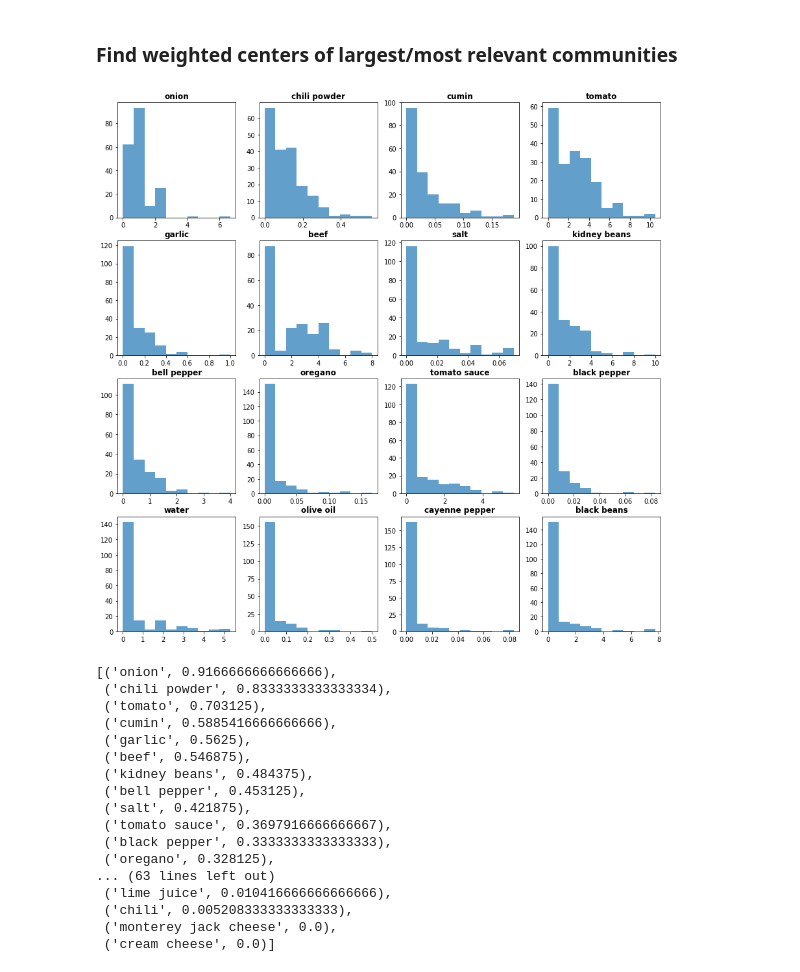
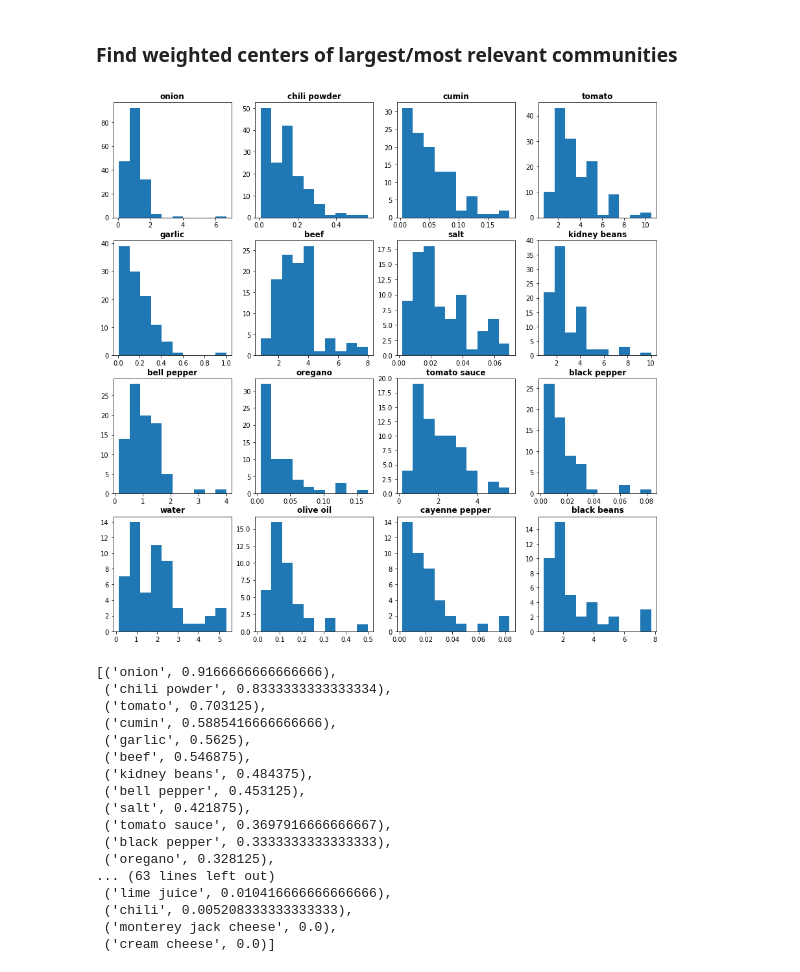
Before and after one commit to alexanderheilman/recipe-vectorizer, a Jupyter notebook: notebooks/recipe-aggregator.ipynb, the cells around one changed output. Saved outputs shown, nothing was run; the diff lists cells and outputs as text; code cells hidden in the pictures.

```diff
--- a/notebooks/recipe-aggregator.ipynb
+++ b/notebooks/recipe-aggregator.ipynb
@@ -407,13 +380,19 @@ for component in nx.components.connected_components(G):
     cluster_df = df.iloc[mask,:]
     break
 # %%
-fig, axs = plt.subplots(4,4, figsize=(15,15))
-for i, ax in enumerate(axs.flatten()):
-    ax.hist(cluster_df.iloc[:,i], alpha=0.7)
-    #ax.hist(df.iloc[:,i], alpha=0.3)
-    ax.set_title(cluster_df.columns[i], fontweight='bold')
+def plot_ingredient_histograms(df, exclude_zeros=True):
+    fig, axs = plt.subplots(4,4, figsize=(15,15))
+    for i, ax in enumerate(axs.flatten()):
+        if exclude_zeros:
+            mask = df[df.columns[i]] != 0
+            ax.hist(df[mask].iloc[:,i])
+        else:
+            ax.hist(df.iloc[:,i])
+        ax.set_title(df.columns[i], fontweight='bold')
-# %% [output]
-[figure, removed]
+# %%
+plot_ingredient_histograms(cluster_df)
+# %% [output]
+[figure, added]
 # %%
 def get_ingredient_frequencies(df):
     frequencies = Counter()
```
Also changed, not shown: parts of 3 cells of this notebook, 2 other files.
